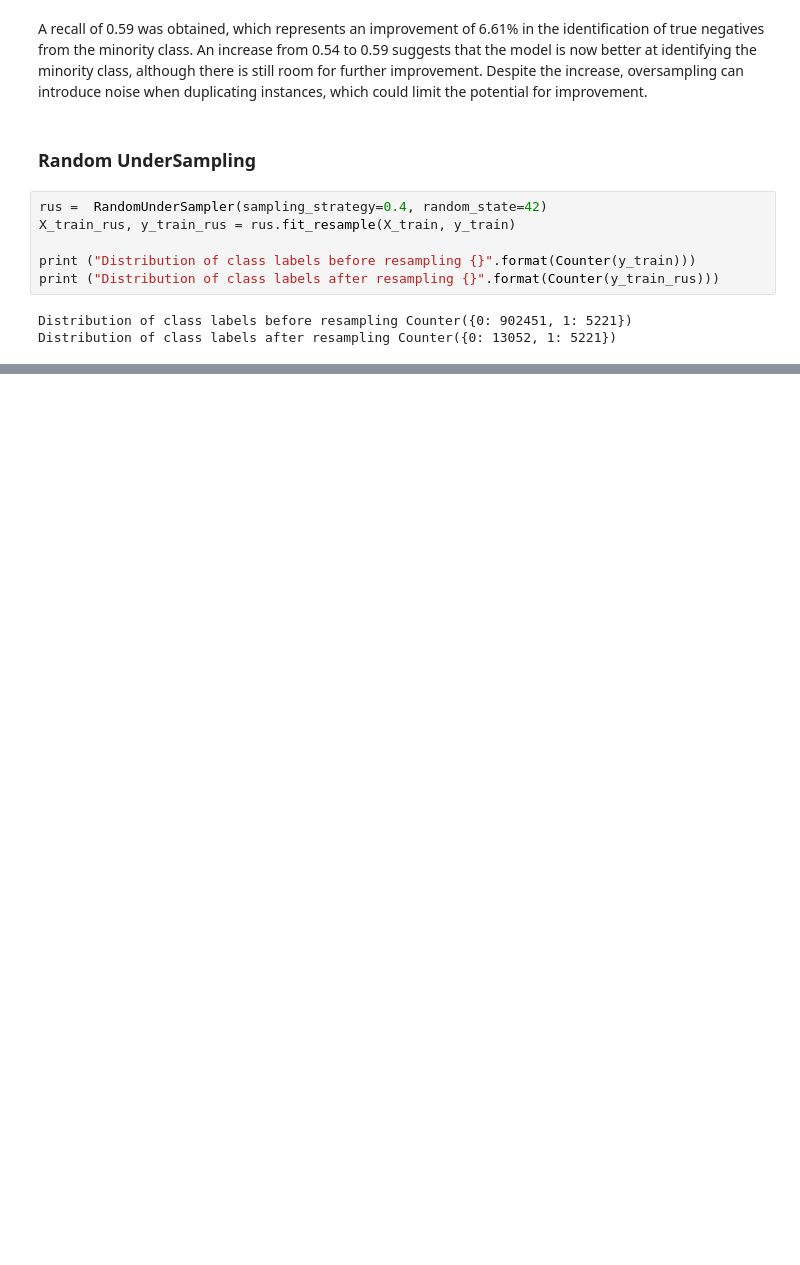
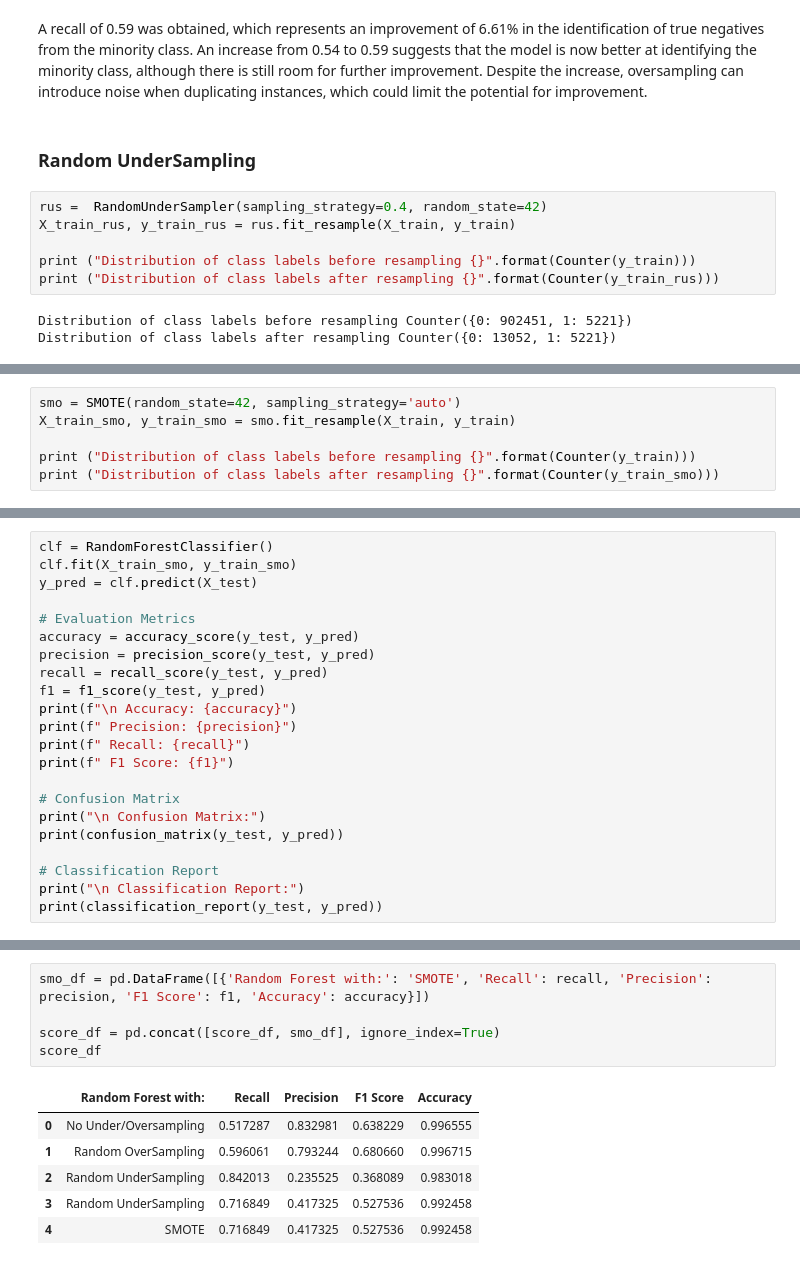
Before and after one commit to RemorI/creditcard-fraud-detection, a Jupyter notebook: fraud-detection.ipynb, the cells around one changed output, grey strips where cells are left out. Saved outputs shown, nothing was run; the diff lists cells and outputs as text; blank space fills up the shorter version.

Commit message:
[Update] SMOTE

```diff
--- a/fraud-detection.ipynb
+++ b/fraud-detection.ipynb
@@ -396,0 +402,6 @@ score_df
+# %%
+smo = SMOTE(random_state=42, sampling_strategy='auto')
+X_train_smo, y_train_smo = smo.fit_resample(X_train, y_train)
+
+print ("Distribution of class labels before resampling {}".format(Counter(y_train)))
+print ("Distribution of class labels after resampling {}".format(Counter(y_train_smo)))
@@ -396,0 +411,22 @@ score_df
+# %%
+clf = RandomForestClassifier()
+clf.fit(X_train_smo, y_train_smo)
+y_pred = clf.predict(X_test)
+
+# Evaluation Metrics
+accuracy = accuracy_score(y_test, y_pred)
+precision = precision_score(y_test, y_pred)
+recall = recall_score(y_test, y_pred)
+f1 = f1_score(y_test, y_pred)
+print(f"\n Accuracy: {accuracy}")
+print(f" Precision: {precision}")
+print(f" Recall: {recall}")
+print(f" F1 Score: {f1}")
+
+# Confusion Matrix
+print("\n Confusion Matrix:")
+print(confusion_matrix(y_test, y_pred))
+
+# Classification Report
+print("\n Classification Report:")
+print(classification_report(y_test, y_pred))
@@ -396,0 +452,12 @@ score_df
+# %%
+smo_df = pd.DataFrame([{'Random Forest with:': 'SMOTE', 'Recall': recall, 'Precision': precision, 'F1 Score': f1, 'Accuracy': accuracy}])
+
+score_df = pd.concat([score_df, smo_df], ignore_index=True)
+score_df
+# %% [output]
+|  | Random Forest with: | Recall | Precision | F1 Score | Accuracy |
+| 0 | No Under/Oversampling | 0.517287 | 0.832981 | 0.638229 | 0.996555 |
+| 1 | Random OverSampling | 0.596061 | 0.793244 | 0.680660 | 0.996715 |
+| 2 | Random UnderSampling | 0.842013 | 0.235525 | 0.368089 | 0.983018 |
+| 3 | Random UnderSampling | 0.716849 | 0.417325 | 0.527536 | 0.992458 |
+| 4 | SMOTE | 0.716849 | 0.417325 | 0.527536 | 0.992458 |
```
Also changed, not shown: parts of 12 cells of this notebook.
